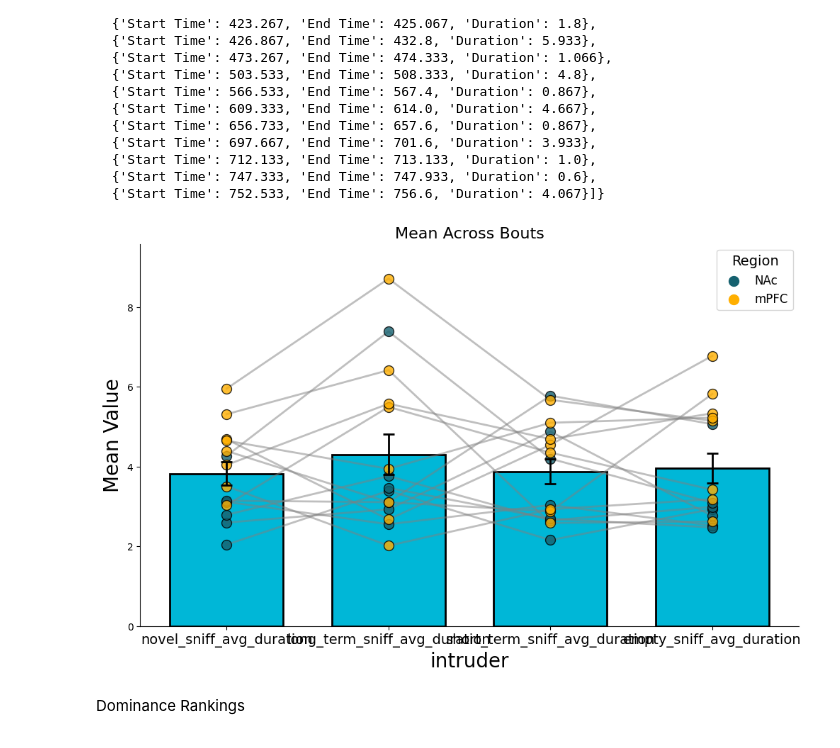
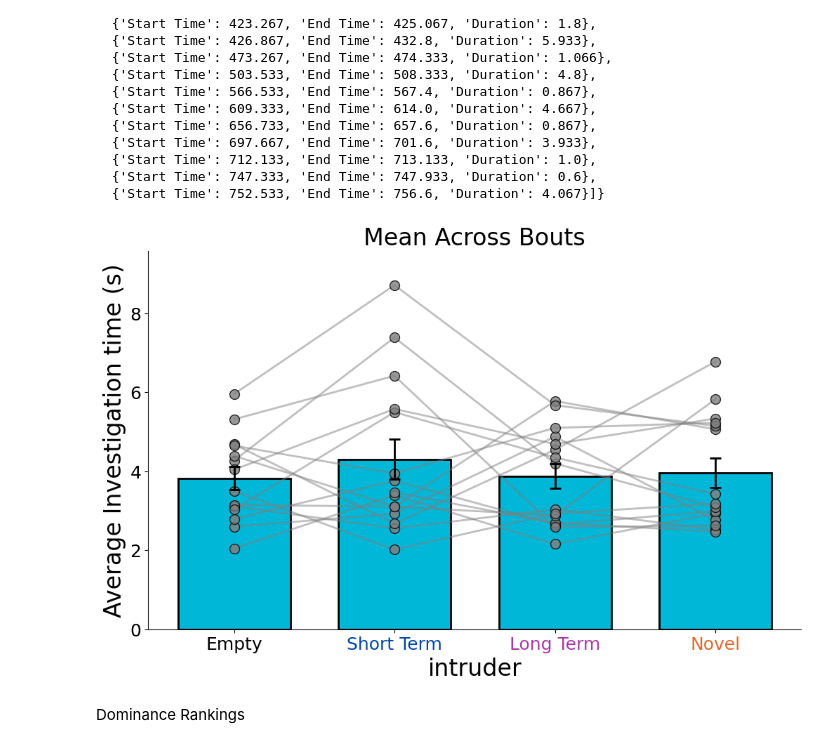
Before and after one commit to AlbertLeei/PCLAB_Photometry, a Jupyter notebook: Social_Pref_Redo/social_pref_redo.ipynb, the cells around one changed output. Saved outputs shown, nothing was run; the diff lists cells and outputs as text; code cells hidden in the pictures.

```diff
--- a/Social_Pref_Redo/social_pref_redo.ipynb
+++ b/Social_Pref_Redo/social_pref_redo.ipynb
@@ -46,11 +40,11 @@ average_sniff_duration_df = calculate_average_sniff_duration_per_bout(subject_be
 # %%
 # Define custom x-tick labels and colors
 custom_xlabels = ['Empty', 'Short Term', 'Long Term', 'Novel']
 colors = ['#000000', '#0045A6', '#A839A4', '#E06928']
 
 # Plot the data
-plot_y_across_bouts_colors(average_sniff_duration_df)
+plot_y_across_bouts_colors(average_sniff_duration_df,custom_xtick_colors=colors,custom_xtick_labels=custom_xlabels,ylabel='Average Investigation time (s)')
 # %% [output]
-[figure, old version]
+[figure, new version]
 # %% [markdown]
 Dominance Rankings
```
Also changed, not shown: parts of 2 cells of this notebook, 1 other file.
